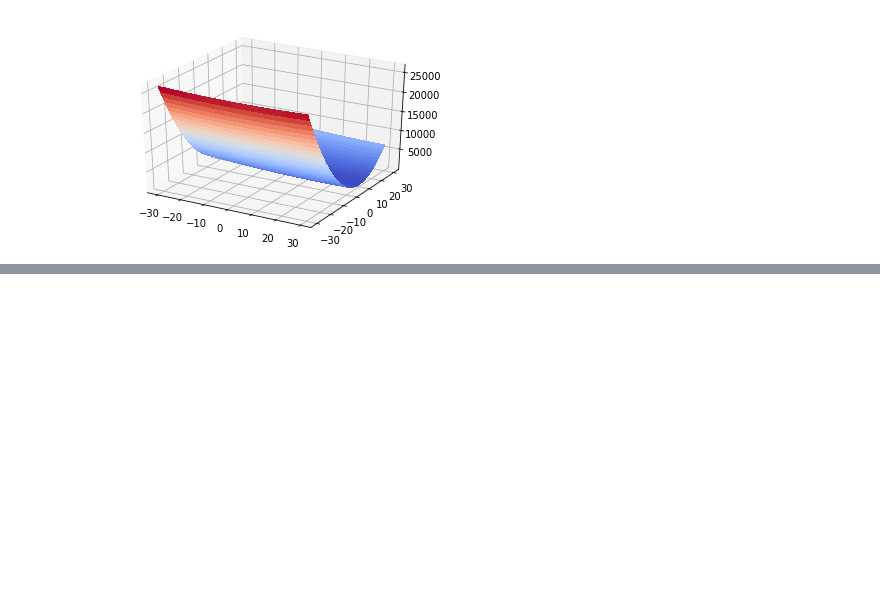
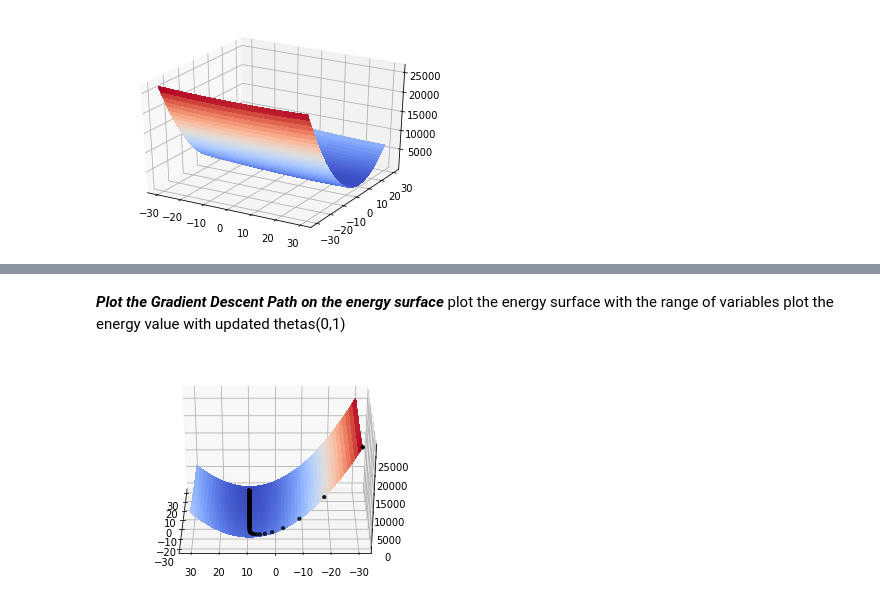
Before and after one commit to crescent98/machinelearning35911, a Jupyter notebook: assginment03.ipynb, the cells around one changed output, grey strips where cells are left out. Drawn from its saved outputs; the diff is of its cells as text; code cells hidden in the pictures; blank space fills up the shorter version.

```diff
--- a/assginment03.ipynb
+++ b/assginment03.ipynb
@@ -124,0 +124,29 @@ plt.show()
+# %% [markdown]
+***Plot the Gradient Descent Path on the energy surface***
+plot the energy surface with the range of variables
+plot the energy value with updated thetas(0,1)
+# %%
+fig=plt.figure()
+ax=fig.gca(projection='3d')
+#make data
+x=np.arange(30,-30,-0.1)
+y=np.arange(30,-30,-0.1)
+x,y=np.meshgrid(x,y)
+z=j_objective(m,x,y,x_data,y_data)
+
+#plot the surface
+surf=ax.plot_surface(x,y,z,cmap=cm.coolwarm,
+                     linewidth=0,antialiased=False)
+
+#scatter the process of gradient descent
+x_s=theta_0
+y_s=theta_1
+z_s=[]
+for i in range(0,len(theta_0)):
+  z_s.append(j_objective(m,theta_0[i],theta_1[i],x_data,y_data))
+#for i in range(0,len(x_s)):
+#  z_s.append(j_objective(m,theta0,theta1,x_data,y_data))
+ax.scatter3D(x_s, y_s, z_s,s=10,color='#000000')
+ax.view_init(30,180)
+# %% [output]
+[figure, added]
```
Also changed, not shown: parts of 18 cells of this notebook.
